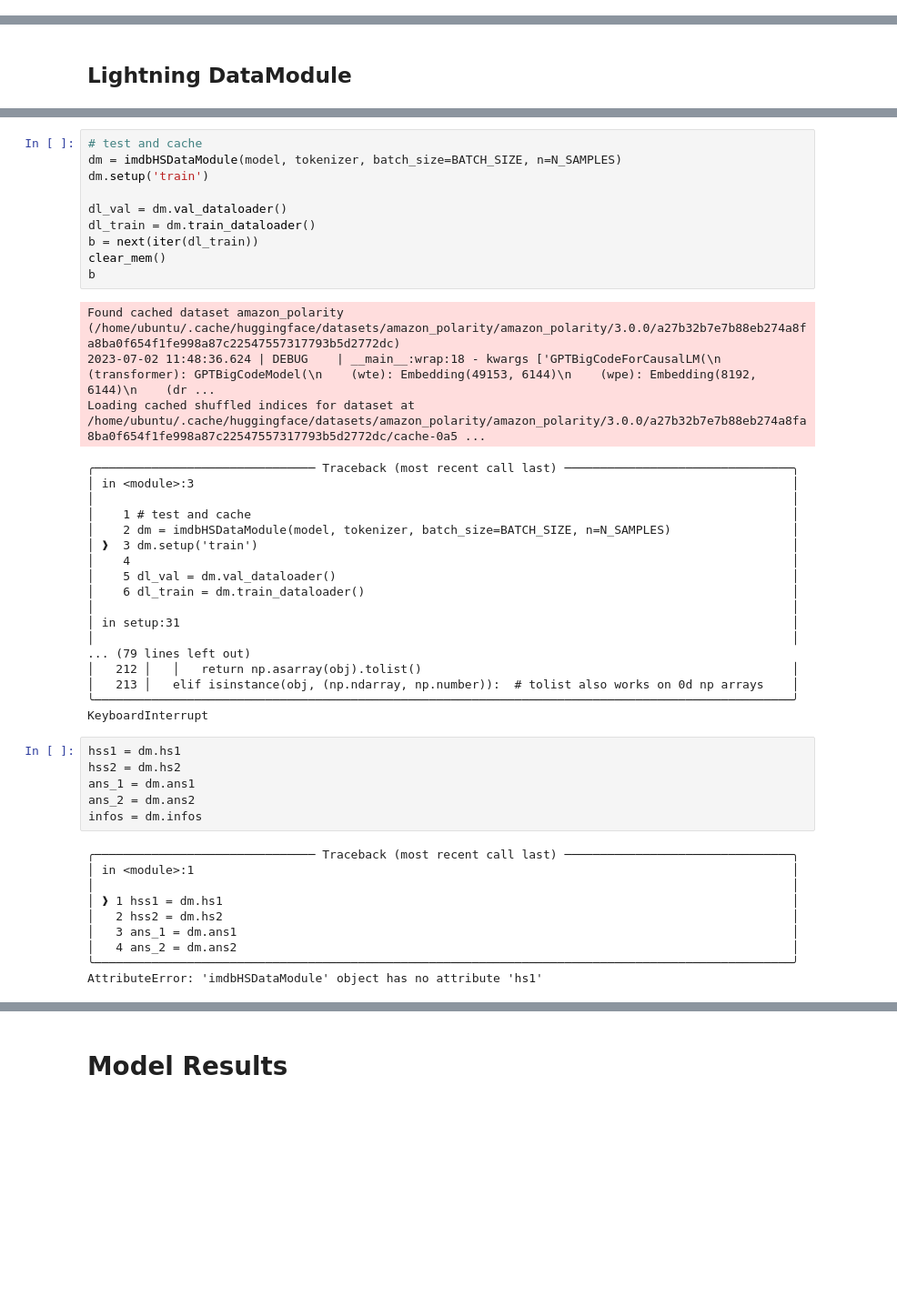
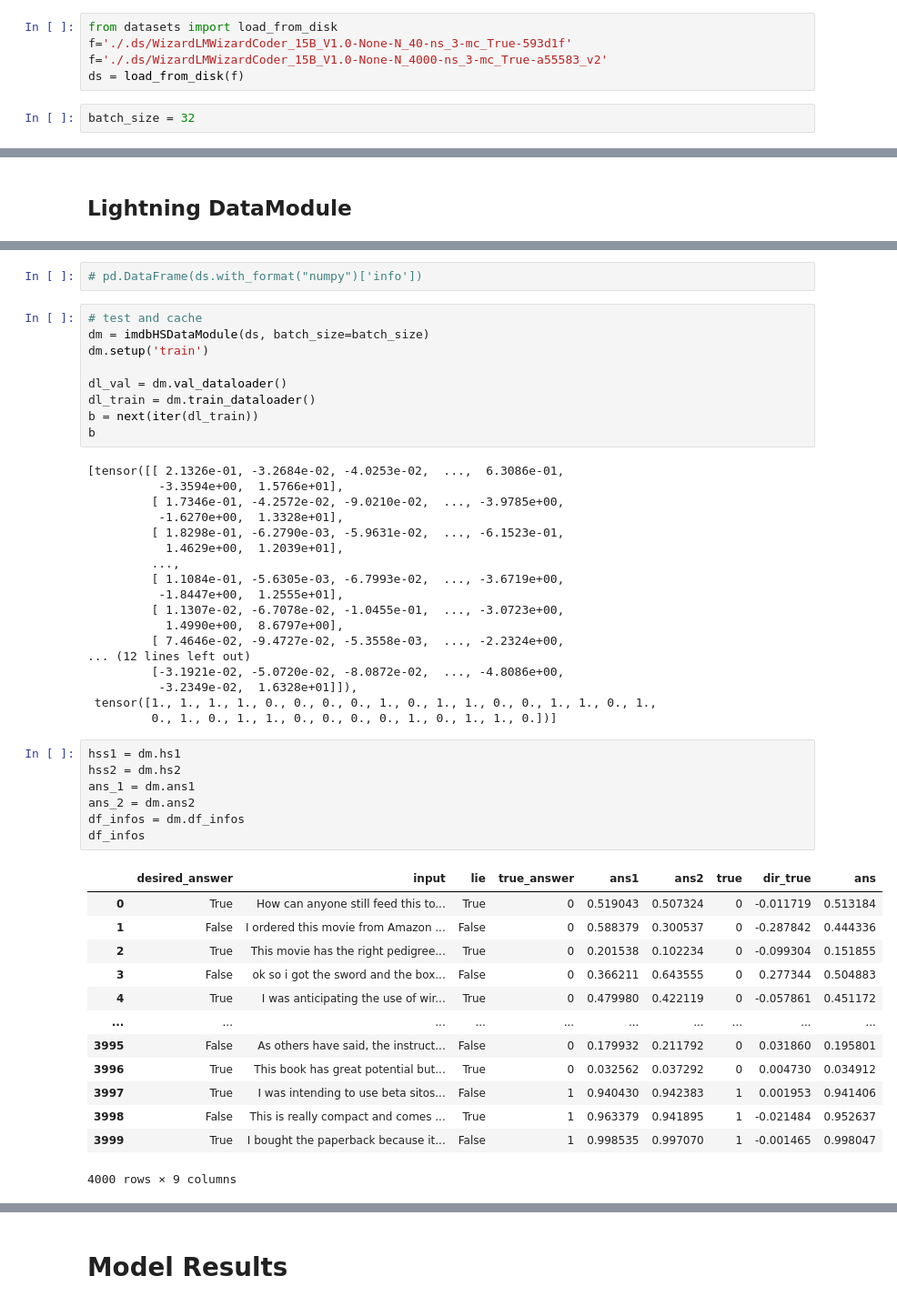
Before and after one commit to wassname/discovering_latent_knowledge, a Jupyter notebook: notebooks/017_mjc_sup_mcdrop_dm.ipynb, the cells around one changed output, grey strips where cells are left out. Shown at 91% size. Drawn from its saved outputs; the diff is of its cells as text; blank space fills up the shorter version.

```diff
--- a/notebooks/017_mjc_sup_mcdrop_dm.ipynb
+++ b/notebooks/017_mjc_sup_mcdrop_dm.ipynb
@@ -758,0 +67,7 @@ def batch_hidden_states(model, tokenizer, data, prompt_fn, n=100, batch_size=2):
+# %%
+from datasets import load_from_disk
+f='./.ds/WizardLMWizardCoder_15B_V1.0-None-N_40-ns_3-mc_True-593d1f'
+f='./.ds/WizardLMWizardCoder_15B_V1.0-None-N_4000-ns_3-mc_True-a55583_v2'
+ds = load_from_disk(f)
+# %%
+batch_size = 32
@@ -843,47 +194,50 @@ class imdbHSDataModule(pl.LightningDataModule):
+# %%
+# pd.DataFrame(ds.with_format("numpy")['info'])
 # %%
 # test and cache
-dm = imdbHSDataModule(model, tokenizer, batch_size=BATCH_SIZE, n=N_SAMPLES)
+dm = imdbHSDataModule(ds, batch_size=batch_size)
 dm.setup('train')
 
 dl_val = dm.val_dataloader()
 dl_train = dm.train_dataloader()
 b = next(iter(dl_train))
-clear_mem()
 b
 # %% [output]
-Found cached dataset amazon_polarity (/home/ubuntu/.cache/huggingface/datasets/amazon_polarity/amazon_polarity/3.0.0/a27b32b7e7b88eb274a8fa8ba0f654f1fe998a87c22547557317793b5d2772dc)
-2023-07-02 11:48:36.624 | DEBUG    | __main__:wrap:18 - kwargs ['GPTBigCodeForCausalLM(\n  (transformer): GPTBigCodeModel(\n    (wte): Embedding(49153, 6144)\n    (wpe): Embedding(8192, 6144)\n    (dr ...
-Loading cached shuffled indices for dataset at /home/ubuntu/.cache/huggingface/datasets/amazon_polarity/amazon_polarity/3.0.0/a27b32b7e7b88eb274a8fa8ba0f654f1fe998a87c22547557317793b5d2772dc/cache-0a5 ...
+[tensor([[ 2.1326e-01, -3.2684e-02, -4.0253e-02,  ...,  6.3086e-01,
+          -3.3594e+00,  1.5766e+01],
+         [ 1.7346e-01, -4.2572e-02, -9.0210e-02,  ..., -3.9785e+00,
+          -1.6270e+00,  1.3328e+01],
+         [ 1.8298e-01, -6.2790e-03, -5.9631e-02,  ..., -6.1523e-01,
+           1.4629e+00,  1.2039e+01],
+         ...,
+         [ 1.1084e-01, -5.6305e-03, -6.7993e-02,  ..., -3.6719e+00,
+          -1.8447e+00,  1.2555e+01],
+         [ 1.1307e-02, -6.7078e-02, -1.0455e-01,  ..., -3.0723e+00,
+           1.4990e+00,  8.6797e+00],
+         [ 7.4646e-02, -9.4727e-02, -5.3558e-03,  ..., -2.2324e+00,
+... (12 lines left out)
+         [-3.1921e-02, -5.0720e-02, -8.0872e-02,  ..., -4.8086e+00,
+          -3.2349e-02,  1.6328e+01]]),
+ tensor([1., 1., 1., 1., 0., 0., 0., 0., 1., 0., 1., 1., 0., 0., 1., 1., 0., 1.,
+         0., 1., 0., 1., 1., 0., 0., 0., 0., 1., 0., 1., 1., 0.])]
-╭─────────────────────────────── Traceback (most recent call last) ────────────────────────────────╮
-│ in <module>:3                                                                                    │
-│                                                                                                  │
-│    1 # test and cache                                                                            │
-│    2 dm = imdbHSDataModule(model, tokenizer, batch_size=BATCH_SIZE, n=N_SAMPLES)                 │
-│ ❱  3 dm.setup('train')                                                                           │
-│    4                                                                                             │
-│    5 dl_val = dm.val_dataloader()                                                                │
-│    6 dl_train = dm.train_dataloader()                                                            │
-│                                                                                                  │
-│ in setup:31                                                                                      │
-│                                                                                                  │
-... (79 lines left out)
-│   212 │   │   return np.asarray(obj).tolist()                                                    │
-│   213 │   elif isinstance(obj, (np.ndarray, np.number)):  # tolist also works on 0d np arrays    │
-╰──────────────────────────────────────────────────────────────────────────────────────────────────╯
-KeyboardInterrupt
 # %%
 hss1 = dm.hs1
 hss2 = dm.hs2
 ans_1 = dm.ans1
 ans_2 = dm.ans2
-infos = dm.infos
+df_infos = dm.df_infos
+df_infos
 # %% [output]
+|  | desired_answer | input | lie | true_answer | ans1 | ans2 | true | dir_true | ans |
+| 0 | True | How can anyone still feed this to... | True | 0 | 0.519043 | 0.507324 | 0 | -0.011719 | 0.513184 |
+| 1 | False | I ordered this movie from Amazon ... | False | 0 | 0.588379 | 0.300537 | 0 | -0.287842 | 0.444336 |
+| 2 | True | This movie has the right pedigree... | True | 0 | 0.201538 | 0.102234 | 0 | -0.099304 | 0.151855 |
+| 3 | False | ok so i got the sword and the box... | False | 0 | 0.366211 | 0.643555 | 0 | 0.277344 | 0.504883 |
+| 4 | True | I was anticipating the use of wir... | True | 0 | 0.479980 | 0.422119 | 0 | -0.057861 | 0.451172 |
+| ... | ... | ... | ... | ... | ... | ... | ... | ... | ... |
+| 3995 | False | As others have said, the instruct... | False | 0 | 0.179932 | 0.211792 | 0 | 0.031860 | 0.195801 |
+| 3996 | True | This book has great potential but... | True | 0 | 0.032562 | 0.037292 | 0 | 0.004730 | 0.034912 |
+| 3997 | True | I was intending to use beta sitos... | False | 1 | 0.940430 | 0.942383 | 1 | 0.001953 | 0.941406 |
+| 3998 | False | This is really compact and comes ... | True | 1 | 0.963379 | 0.941895 | 1 | -0.021484 | 0.952637 |
+| 3999 | True | I bought the paperback because it... | False | 1 | 0.998535 | 0.997070 | 1 | -0.001465 | 0.998047 |
-╭─────────────────────────────── Traceback (most recent call last) ────────────────────────────────╮
-│ in <module>:1                                                                                    │
-│                                                                                                  │
-│ ❱ 1 hss1 = dm.hs1                                                                                │
-│   2 hss2 = dm.hs2                                                                                │
-│   3 ans_1 = dm.ans1                                                                              │
-│   4 ans_2 = dm.ans2                                                                              │
-╰──────────────────────────────────────────────────────────────────────────────────────────────────╯
-AttributeError: 'imdbHSDataModule' object has no attribute 'hs1'
+4000 rows × 9 columns
```
Also changed, not shown: parts of 62 cells of this notebook, 19 other files.
